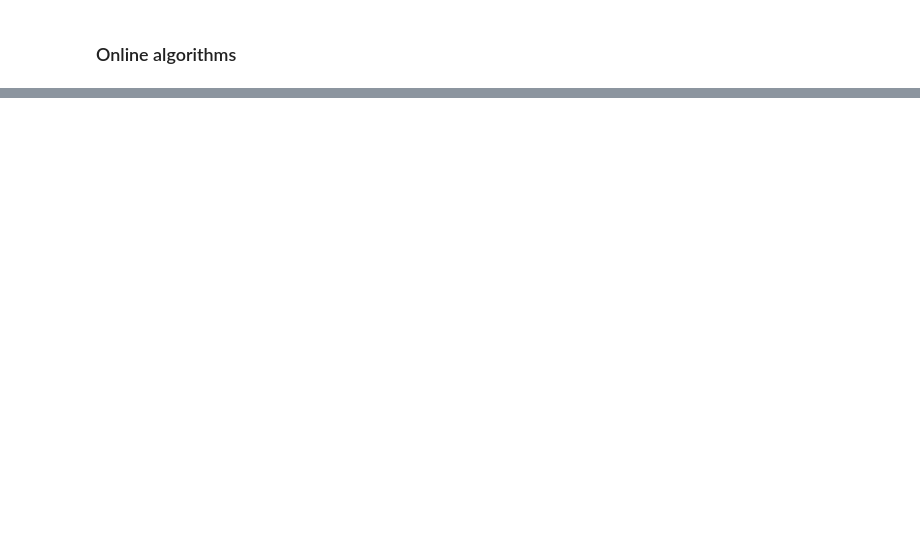
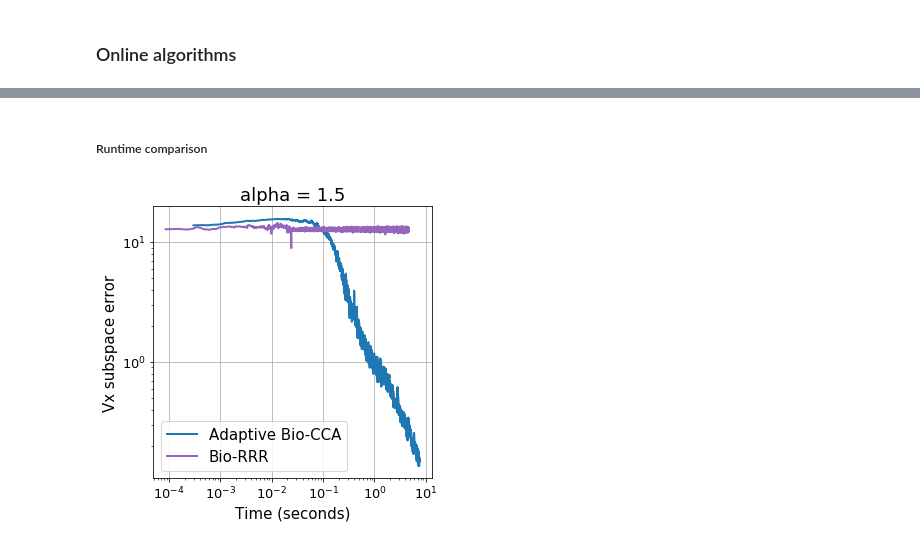
Before and after one commit to flatironinstitute/bio-cca, a Jupyter notebook: demo_adaptive_cca.ipynb, the cells around one changed output, grey strips where cells are left out. Saved outputs shown, nothing was run; the diff lists cells and outputs as text; code cells hidden in the pictures; blank space fills up the shorter version.

```diff
--- a/demo_adaptive_cca.ipynb
+++ b/demo_adaptive_cca.ipynb
@@ -261,0 +302,28 @@ TypeError: 'dict' object cannot be interpreted as an integer
+# %% [markdown]
+##### Runtime comparison
+# %%
+alg_subspacex_error = pkl.load(open(f'error/{dataset}_{z_dim}-dim_subspacex_error.p', 'rb'))
+alg_time = pkl.load(open(f'error/{dataset}_{z_dim}-dim_time.p', 'rb'))
+
+linewidth = 2
+
+fig = plt.figure(figsize=(5,5))
+
+ax = plt.subplot(1, 1, 1)
+
+for alg in algorithms:
+    if alg!='MSG-CCA':
+        add_fill_lines(ax, np.mean(alg_time[alg],axis=0), alg_subspacex_error[alg], plot_kwargs={'ls': '-', 'lw': linewidth, 'label': alg, 'color': colors[alg]}, ci_kwargs={'color': colors[alg]})
+
+ax.loglog()
+
+plt.title(f"alpha = {alpha}")
+plt.grid()
+plt.legend(loc = 'lower left')
+plt.xlabel('Time (seconds)')
+plt.ylabel('Vx subspace error')
+
+plt.show()
+# plt.savefig(f'plots/{dataset}_{z_dim}-dim_subspacex_runtime.png', dpi=300, transparent='true', bbox_inches='tight')
+# %% [output]
+[figure, added]
```
Also changed, not shown: parts of 17 cells of this notebook, 3 other files.
